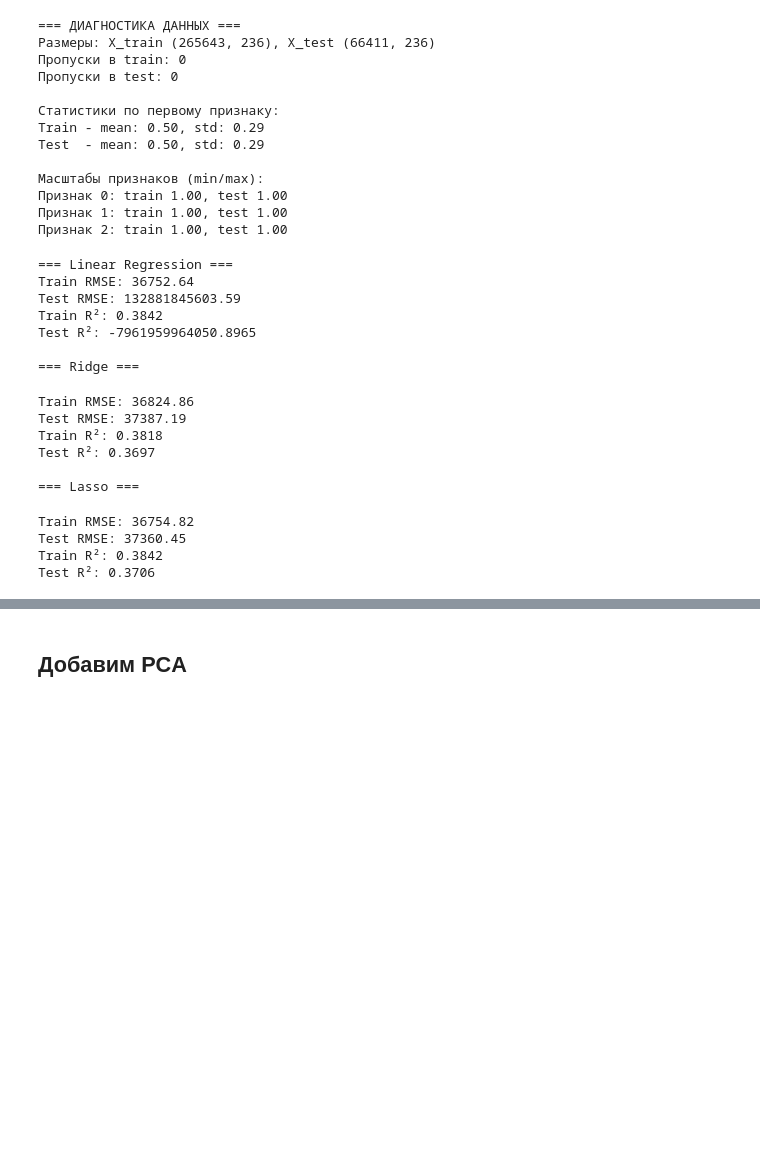
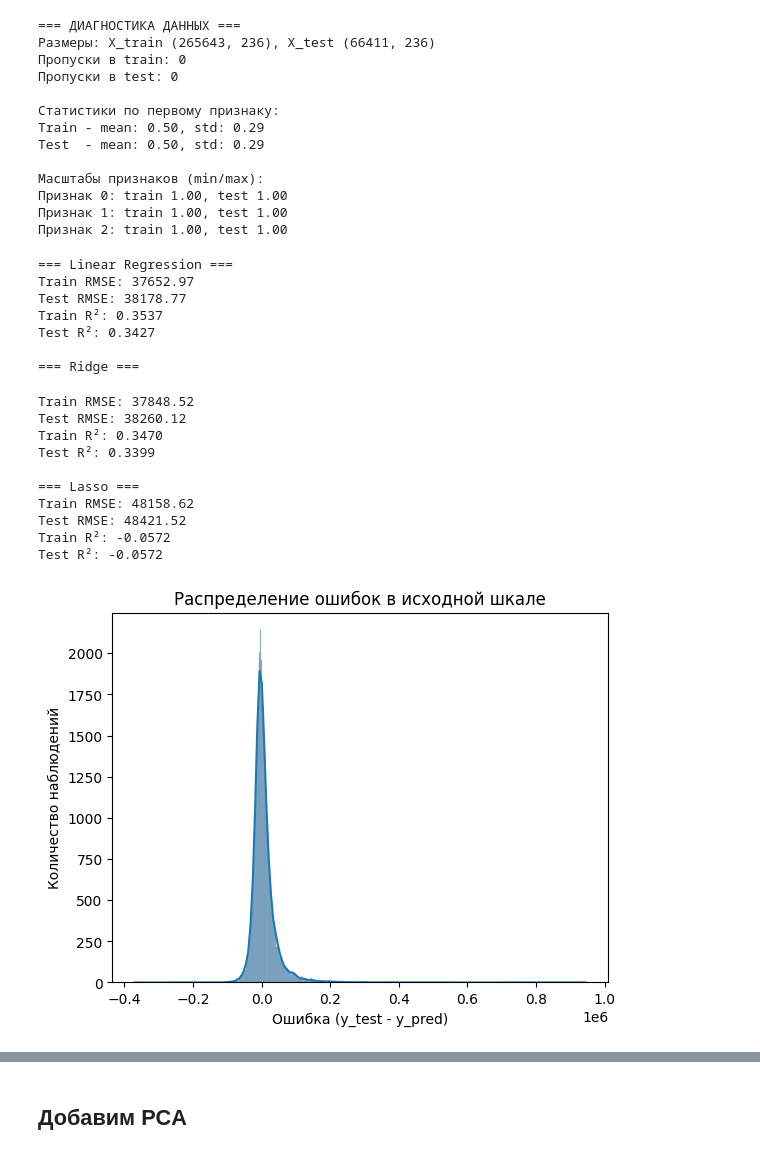
Before and after one commit to natalielo009/DS17_diploma_hh, a Jupyter notebook: DS17_diploma_simple_models.ipynb, the cells around one changed output, grey strips where cells are left out. Saved outputs shown, nothing was run; the diff lists cells and outputs as text; code cells hidden in the pictures; blank space fills up the shorter version.

```diff
--- a/DS17_diploma_simple_models.ipynb
+++ b/DS17_diploma_simple_models.ipynb
@@ -153,6 +161,9 @@ Test  - mean: 0.50, std: 0.29
 Признак 0: train 1.00, test 1.00
 Признак 1: train 1.00, test 1.00
 Признак 2: train 1.00, test 1.00
+# %%
+y_train_log = np.log1p(y_train)
+y_test_log = np.log1p(y_test)
 # %%
 from sklearn.linear_model import LinearRegression, Ridge, Lasso
 from sklearn.metrics import mean_squared_error, r2_score
@@ -173,11 +184,11 @@ for name, model in models.items():
     print(f"\n=== {name} ===")
 
     # Обучение
-    model.fit(X_train_normalized, y_train)
+    model.fit(X_train_normalized, y_train_log)
 
     # Предсказания
-    pred_train = model.predict(X_train_normalized)
-    pred_test = model.predict(X_test_normalized)
+    pred_train = np.expm1(model.predict(X_train_normalized))
+    pred_test = np.expm1(model.predict(X_test_normalized))
 
     # Оценка
     print(f"Train RMSE: {mean_squared_error(y_train, pred_train)**0.5:.2f}")
@@ -186,19 +197,29 @@ for name, model in models.items():
     print(f"Test R²: {r2_score(y_test, pred_test):.4f}")
 # %% [output]
 === Linear Regression ===
-Train RMSE: 36752.64
-Test RMSE: 132881845603.59
-Train R²: 0.3842
-Test R²: -7961959964050.8965
+Train RMSE: 37652.97
+Test RMSE: 38178.77
+Train R²: 0.3537
+Test R²: 0.3427
 
 === Ridge ===
-Train RMSE: 36824.86
-Test RMSE: 37387.19
-Train R²: 0.3818
-Test R²: 0.3697
+Train RMSE: 37848.52
+Test RMSE: 38260.12
+Train R²: 0.3470
+Test R²: 0.3399
 
 === Lasso ===
+Train RMSE: 48158.62
+Test RMSE: 48421.52
+Train R²: -0.0572
+Test R²: -0.0572
-Train RMSE: 36754.82
-Test RMSE: 37360.45
-Train R²: 0.3842
-Test R²: 0.3706
+# %%
+errors = y_test - pred_test
+# %%
+sns.histplot(errors, kde=True)
+plt.title("Распределение ошибок в исходной шкале")
+plt.xlabel("Ошибка (y_test - y_pred)")
+plt.ylabel("Количество наблюдений")
+plt.show()
+# %% [output]
+[figure, added]
```
Also changed, not shown: parts of 25 cells of this notebook.
